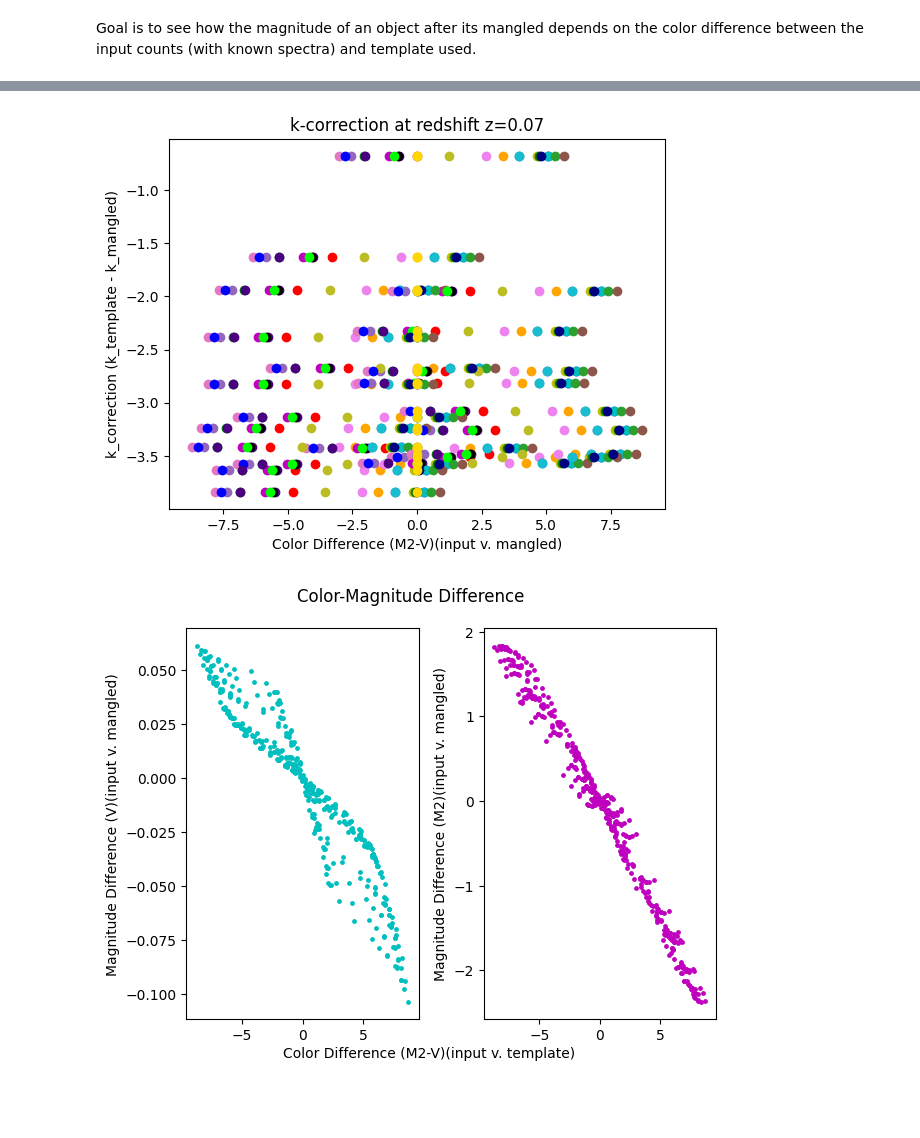
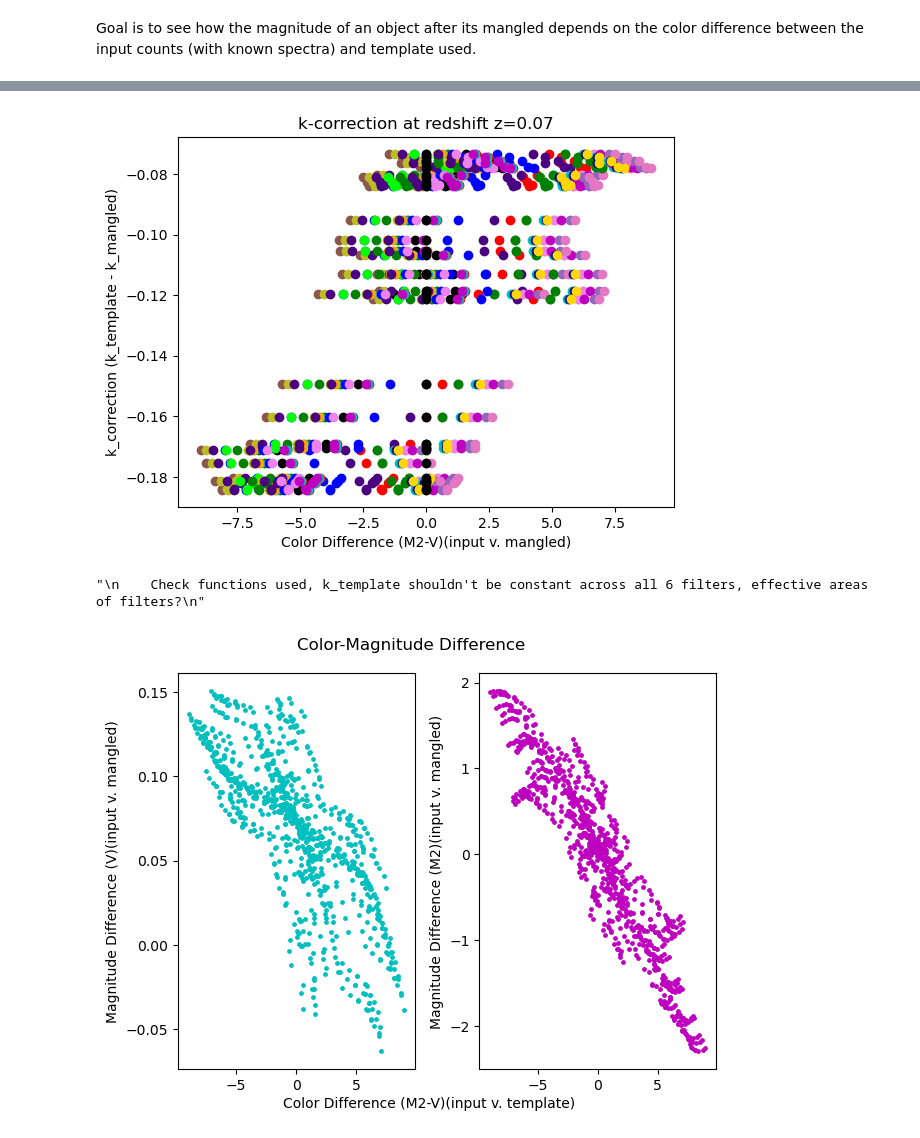
Before and after one commit to pbrown801/aggienova-templates, a Jupyter notebook: python/template_color_compare.ipynb, the cells around one changed output, grey strips where cells are left out. Saved outputs shown, nothing was run; the diff lists cells and outputs as text; code cells hidden in the pictures; blank space fills up the shorter version.

```diff
--- a/python/template_color_compare.ipynb
+++ b/python/template_color_compare.ipynb
@@ -146,9 +150,9 @@ counts calculated for all templates
 #now finding inital magnitudes of each template
 magnitude_list = []
 for i,j,z in zip(counts_array,zeropoint_list, range(len(counts_array))):
-    magnitude_list.append(countrates2mags_b(i,j))
+    magnitude_list.append(countrates2mags_zeropoints(i,j))
 
-#finding intial colors as well (M2-V)
+#finding initial colors as well (M2-V)
 # this is predefined, doesn't change dependent on what filters we look at
 color_list = []
 for i in magnitude_list:
@@ -222,7 +226,7 @@ for i in range(len(templates['File Paths']) - 1):
                                 np.array(templates.loc[i,'Counts']))
         #convert results to mangled mags
         #spectraWavelengths, mangledspectrumflux, temp_counts, speccounts_array
-        mangled_mags[j,i] = countrates2mags_b(results[2], templates.loc[j,'Zero Points'])
+        mangled_mags[j,i] = countrates2mags_zeropoints(results[2], templates.loc[j,'Zero Points'])
         mag_diff[j,i] = mangled_mags[j,i] - templates.loc[i,'Magnitudes']
         #print("orig mag: \n", templates.loc[j,'Magnitudes'], "\nmangled mag: \n", mangled_mags[j,i])
         #print("difference: \n", mangled_mags[j,i] - templates.loc[j,'Magnitudes'])
@@ -287,5 +291,5 @@ for i,j,z in zip(dir_list, filterfiles_list, range(1,len(dir_list)+1)):
     shifted_counts.append(temp3)
 shifted_mags = []
 for i,j,z in zip(shifted_counts,zeropoint_list, range(len(shifted_counts))):
-    shifted_mags.append(countrates2mags_b(i,j))
+    shifted_mags.append(countrates2mags_zeropoints(i,j))
 # %% [output]
@@ -417,5 +420,9 @@ mag_diffm2 = np.zeros((color_diff.shape[1], color_diff.shape[1]))
 for i in range(color_diff.shape[1]):
     for j in range(color_diff.shape[1]):
         color_diff2[j,i] = (templates.loc[j,'Color'][0]) - (templates.loc[i,'Color'][0])
-        mag_diff2[j,i] = mangled_mags[j,i][5] - templates.loc[i,'Magnitudes'][5]
-        mag_diffm2[j,i] = mangled_mags[j,i][1] - templates.loc[i,'Magnitudes'][1]
+
+        tempvalue = mangled_mags[j,i][5] - templates.loc[i,'Magnitudes'][5]
+        mag_diff2[j,i] = tempvalue[0]
+#        mag_diff2[j,i] = mangled_mags[j,i][5] - templates.loc[i,'Magnitudes'][5]
+        tempvalue2 = mangled_mags[j,i][1] - templates.loc[i,'Magnitudes'][1]
+        mag_diffm2[j,i] = tempvalue2[0]
@@ -422,20 +447,21 @@ for i in range(color_diff.shape[1]):
 # %%
-color = ['r','orange','y','g','b','indigo', 'violet', 'c','m','k','tab:blue','tab:green','tab:purple', 'tab:brown','tab:pink','tab:olive','tab:cyan','g','b','indigo', 'lime','navy', 'gold']
+color = ['r','orange','y','g','b','indigo', 'violet', 'c','m','k','tab:blue','tab:green','tab:purple', 'tab:brown','tab:pink','tab:olive','tab:cyan','g','b','indigo', 'lime','navy', 'gold','r','orange','y','g','b','indigo', 'violet', 'c','m','k','tab:blue','tab:green','tab:purple', 'tab:brown','tab:pink','tab:olive','tab:cyan','g','b','indigo', 'lime','navy', 'gold']
 for i in range(len(mangled_mags)):
     for j in range(len(mangled_mags)-1):
         plt.scatter(color_diff[i,j], k_correction[j], c=color[i])
 
 plt.xlabel("Color Difference (M2-V)(input v. mangled)")
 plt.ylabel("k_correction (k_template - k_mangled)")
 plt.title("k-correction at redshift z=0.07")
 
 plt.show()
 
 '''
     Check functions used, k_template shouldn't be constant across all 6 filters, effective areas of filters?
 '''
 # %% [output]
-[figure, old version]
+[figure, new version]
+"\n    Check functions used, k_template shouldn't be constant across all 6 filters, effective areas of filters?\n"
 # %%
 #plot results, color differnce of template and input v. magnitude difference of mangled mags and input mags
 #j is template, i is input
@@ -445,8 +471,10 @@ mag_diffm2 = np.zeros((color_diff.shape[1], color_diff.shape[1]))
 for i in range(color_diff.shape[1]):
     for j in range(color_diff.shape[1]):
         color_diff2[j,i] = (templates.loc[j,'Color'][0]) - (templates.loc[i,'Color'][0])
-        mag_diff2[j,i] = mangled_mags[j,i][5] - templates.loc[i,'Magnitudes'][5]
-        mag_diffm2[j,i] = mangled_mags[j,i][1] - templates.loc[i,'Magnitudes'][1]
+        tempvalue3 = mangled_mags[j,i][5] - templates.loc[i,'Magnitudes'][5]
+        mag_diff2[j,i] = tempvalue3[0]
+        tempvalue4 = mangled_mags[j,i][1] - templates.loc[i,'Magnitudes'][1]
+        mag_diffm2[j,i] = tempvalue4[0]
 
 fig2, ax2 = plt.subplots(1,2, sharex=True)
 
@@ -465,7 +493,7 @@ ax2[1].set_ylabel('Magnitude Difference (M2)(input v. mangled)')
 plt.tight_layout()
 plt.show()
 # %% [output]
-[figure, old version]
+[figure, new version]
 # %%
 mag_diffw1 = np.zeros((color_diff.shape[1], color_diff.shape[1]))
 mag_diffb = np.zeros((color_diff.shape[1], color_diff.shape[1]))
```
Also changed, not shown: parts of 16 cells of this notebook, 2 other files.
